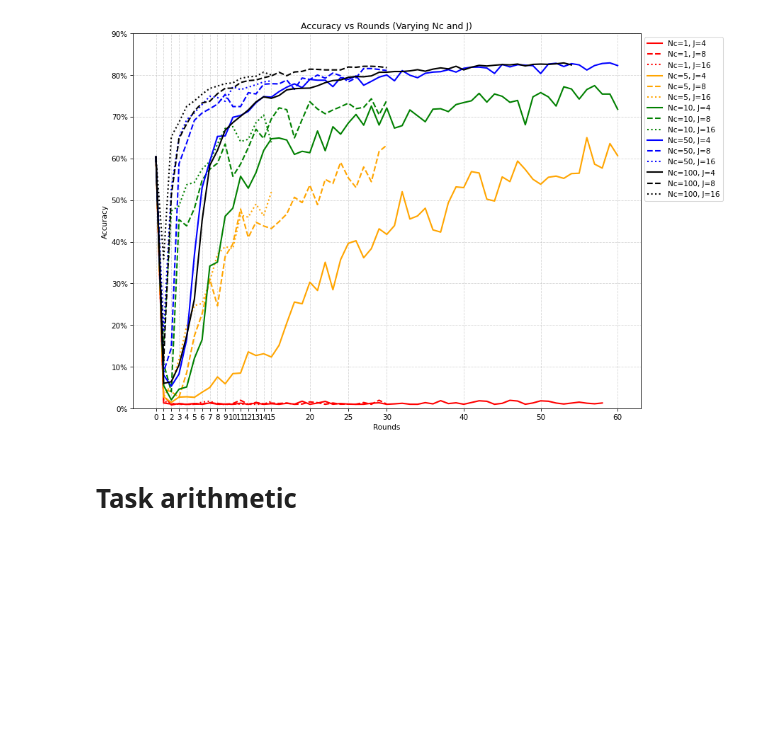
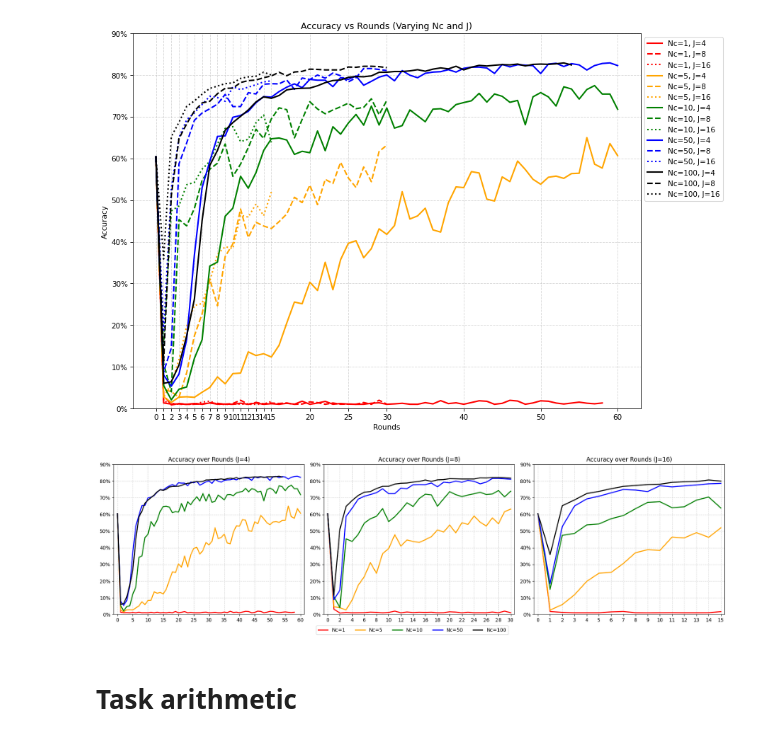
Before and after one commit to erikscolaro/FL-task-arithmetic, a Jupyter notebook: notebooks/plots.ipynb, the cells around one changed output. Cells and saved outputs as stored; diff of their text form; code cells hidden in the pictures; blank space fills up the shorter version.

```diff
--- a/notebooks/Wandb_Plots.ipynb
+++ b/notebooks/plots.ipynb
@@ -226,6 +235,84 @@ plt.tight_layout()
 plt.show()
 # %% [output]
 [figure]
+# %%
+import matplotlib.pyplot as plt
+from matplotlib.ticker import PercentFormatter
+
+# Set up consistent colors per Nc
+colors = {1: "red", 5: "orange", 10: "green", 50: "blue", 100: "black"}
+
+J_values = [4, 8, 16]
+Nc_values = [1, 5, 10, 50, 100]
+
+# Imposta dimensione in pixel e dpi
+width_px = 1800
+height_px = 500
+dpi = 100
+
+# Epoche massime e passo delle xtick per ogni J
+max_epochs = {4: 60, 8: 30, 16: 15}
+tick_steps = {4: 5, 8: 2, 16: 1}
+
+# Padding percentuale per l'asse X
+x_padding = 0.02  # 5% di padding su ogni lato
+
+# Crea 1 riga, 3 colonne
+fig, axes = plt.subplots(1, len(J_values), dpi=dpi)
+fig.set_size_inches(width_px / dpi, height_px / dpi)
+
+for idx, J in enumerate(J_values):
+    ax = axes[idx]
+    ax.set_title(f"Accuracy over Rounds (J={J})")
+
+    for Nc in Nc_values:
+        group_name = f"baseline-fedavg-nc{Nc}-j{J}"
+        g = df[df["run_name"] == group_name]
+        if g.empty:
+            print(f"No data for {group_name}")
+            continue
+        g = g.sort_values(X_AXIS)
+        # Assicura un punto iniziale a epoch 0 con valore fissato
+        if not g.empty:
+            # Se esiste già epoch 0, forza il valore; altrimenti aggiungi la riga
+            if (g[X_AXIS] == 0).any():
+                g.loc[g[X_AXIS] == 0, METRIC] = 0.6041
+            else:
+                start_row = {X_AXIS: 0, METRIC: 0.6041, "run_name": group_name}
+                g = pd.concat([pd.DataFrame([start_row]), g], ignore_index=True)
+        # Tronca alle epoche desiderate
+        g = g[g[X_AXIS] <= max_epochs[J]]
+        ax.plot(g[X_AXIS], g[METRIC], label=f"Nc={Nc}", color=colors[Nc], linewidth=2)
+    # Aggiungi padding proporzionale
+    padding = max_epochs[J] * x_padding
+    ax.set_xlim(-padding, max_epochs[J] + padding)
+    ax.yaxis.set_major_formatter(PercentFormatter(1))
+    ax.set_ylim(0, 0.9)
+    ax.set_xlabel("Rounds")
+    ax.set_ylabel("Accuracy")
+    ax.set_xticks(range(0, max_epochs[J] + 1, tick_steps[J]))
+    ax.grid(True, linestyle="--", alpha=0.5)
+    # Mostra la leggenda una sola volta sotto tutta la figura
+    if idx == len(J_values) - 1:
+        handles, labels = ax.get_legend_handles_labels()
+        fig.legend(
+            handles,
+            labels,
+            loc="lower center",
+            ncol=len(Nc_values),
+            bbox_to_anchor=(0.5, -0.05),
+        )
+
+
+plt.tight_layout()
+plt.savefig(
+    "../report/images/baseline_accuracy_by_j_duplicate.png",
+    dpi=300,
+    bbox_inches="tight",
+)
+plt.show()
+# %% [output]
+[figure, added]
 # %% [markdown]
 # Task arithmetic
 # %%
```
Also changed, not shown: parts of 6 cells of this notebook, 1 other file.
